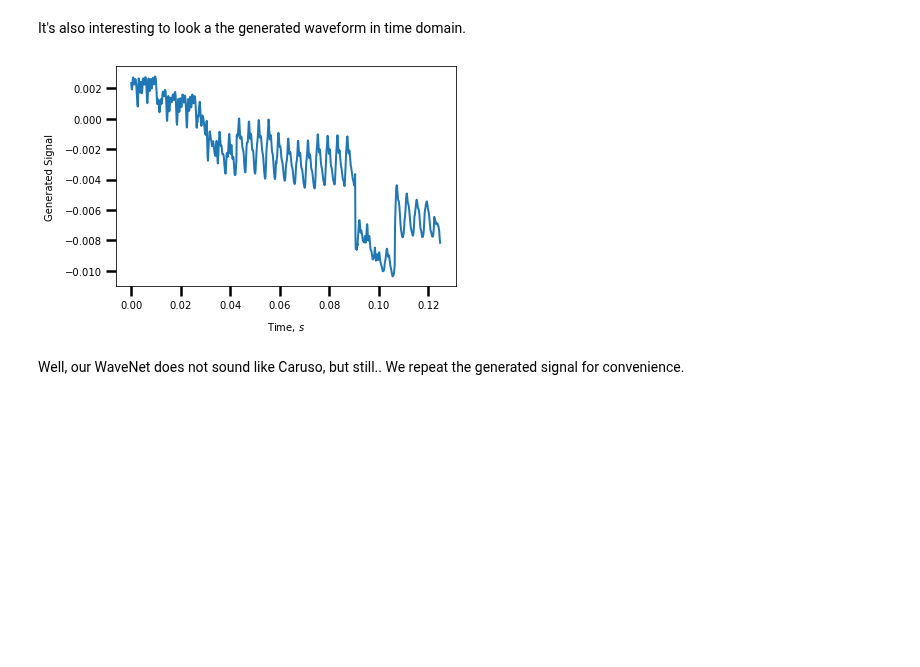
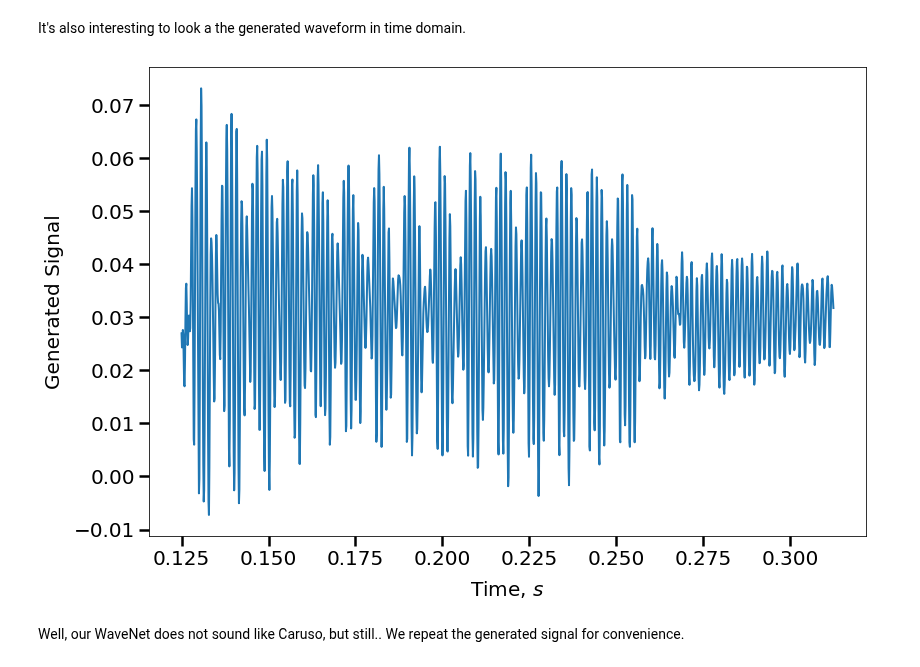
Before and after one commit to FelixSto/NSP_Assignments, a Jupyter notebook: notebooks/assignments/3-3-vowel-synthesis.ipynb, the cells around one changed output. Cells and saved outputs as stored; diff of their text form; code cells hidden in the pictures; blank space fills up the shorter version.

Commit message:
Update WaveNet + Parameter

```diff
--- a/notebooks/assignments/3-3-vowel-synthesis.ipynb
+++ b/notebooks/assignments/3-3-vowel-synthesis.ipynb
@@ -26,11 +26,11 @@ init_plot_style()
 # %% [markdown]
 Here we load the training data (vowel recordings) and convert the sample rate accordingly.
 # %%
-files = ['../../data/audio/vowels/vowels-a-sophie.wav',]
-         #'../../data/audio/vowels/vowels-e-sophie.wav',]
-         #'../../data/audio/vowels/vowels-i-sophie.wav',
-         #'../../data/audio/vowels/vowels-o-sophie.wav',
-         #'../../data/audio/vowels/vowels-u-sophie.wav']
+files =  ['../../data/audio/vowels/vowels-a-felix.wav',]
+         #'../../data/audio/vowels/vowels-e-felix.wav',
+         #'../../data/audio/vowels/vowels-i-felix.wav',
+         #'../../data/audio/vowels/vowels-o-felix.wav',
+         #'../../data/audio/vowels/vowels-u-felix.wav']
 
 # prepare data
 sample_rate = 8000
@@ -94,10 +96,10 @@ wavenet = WaveNetDeterministic(blocks_per_cell=12, num_cells=1, num_kernels=32)
 
 # training setup
 log_interval = 50  # log training stats after so many epochs
-num_epochs = 500  # number of epochs to train
+num_epochs = 850 # number of epochs to train
 
 # define and parameterize the optimizer
-optimizer = optim.RMSprop(wavenet.parameters(), lr=5e-4, weight_decay=1e-8)
+optimizer = optim.RMSprop(wavenet.parameters(), lr=6e-4, weight_decay=1e-8)
 # scheduler = optim.lr_scheduler.StepLR(optimizer, step_size=50, gamma=0.8)
 scheduler = optim.lr_scheduler.MultiStepLR(optimizer, [10, 50, 300, 800, 2000], gamma=0.8)
 
@@ -197,15 +205,15 @@ been in generate
 # %% [markdown]
 It's also interesting to look a the generated waveform in time domain.
 # %%
-offset = 0
-span = 1000
-plt.figure()
+offset = 1000
+span = 1500
+plt.figure(figsize=[12, 8])
 plt.plot((offset + torch.arange(span)) / sample_rate, signal.squeeze().detach()[offset:offset+span])
 plt.xlabel('Time, $s$')
 plt.ylabel('Generated Signal')
 plt.tight_layout()
 # %% [output]
-[figure, old version]
+[figure, new version]
 # %% [markdown]
 Well, our WaveNet does not sound like Caruso, but still..
 We repeat the generated signal for convenience.
```
Also changed, not shown: parts of 8 cells of this notebook.
